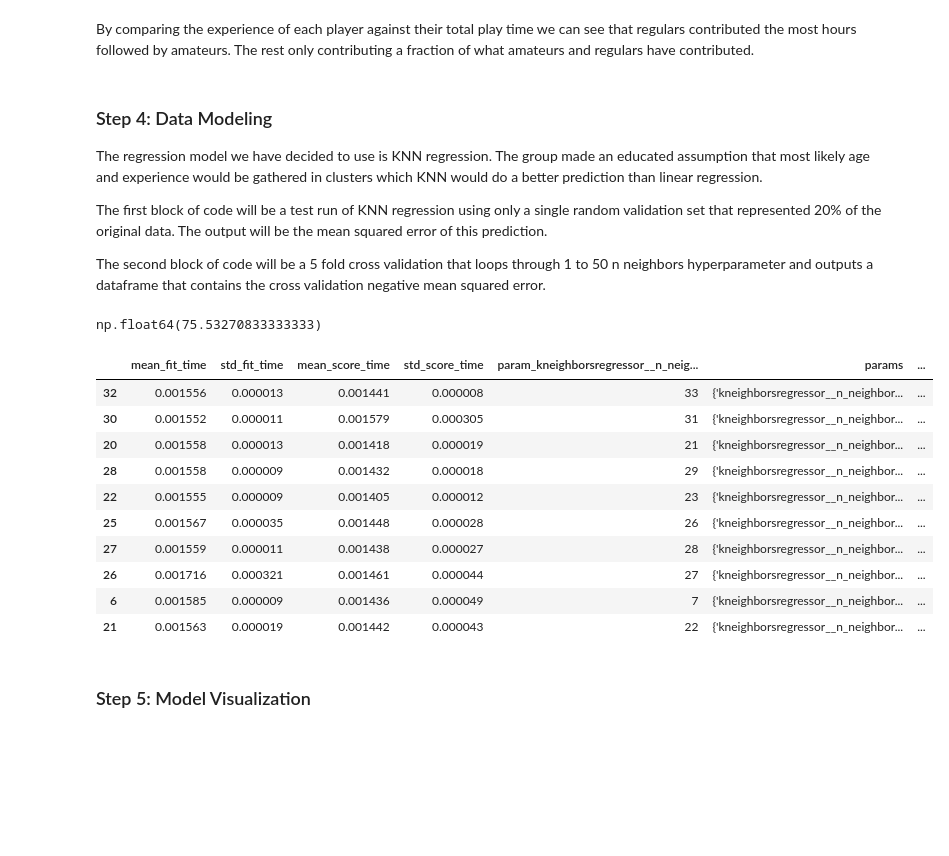
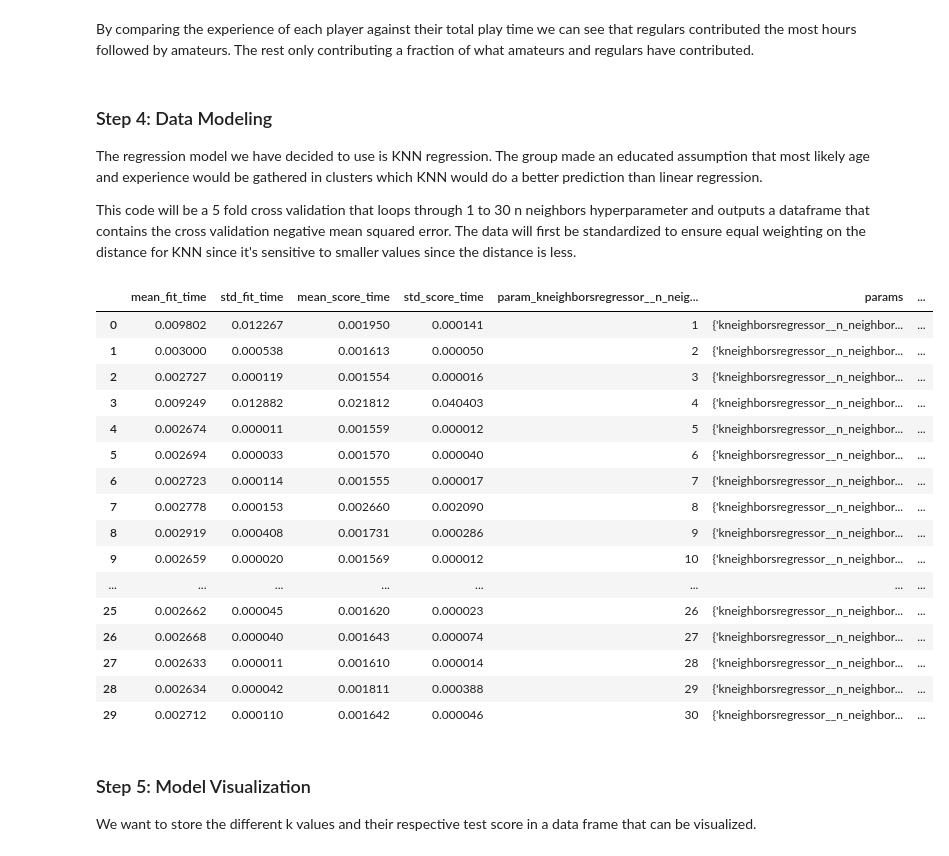
Before and after one commit to louisjyluo/DSCI-100-Group-Project, a Jupyter notebook: Final_Report.ipynb, the cells around one changed output. Saved outputs shown, nothing was run; the diff lists cells and outputs as text; code cells hidden in the pictures; blank space fills up the shorter version.

Commit message:
Feat: Completed Report (draft 1)
# first draft completed

```diff
--- a/Final_Report.ipynb
+++ b/Final_Report.ipynb
@@ -134,51 +146,48 @@ By comparing the experience of each player against their total play time we can
 
 The regression model we have decided to use is KNN regression. The group made an educated assumption that most likely age and experience would be gathered in clusters which KNN would do a better prediction than linear regression.
 
-The first block of code will be a test run of KNN regression using only a single random validation set that represented 20% of the original data. The output will be the mean squared error of this prediction.
-
-The second block of code will be a 5 fold cross validation that loops through 1 to 50 n neighbors hyperparameter and outputs a dataframe that contains the cross validation negative mean squared error.
+This code will be a 5 fold cross validation that loops through 1 to 30 n neighbors hyperparameter and outputs a dataframe that contains the cross validation negative mean squared error. The data will first be standardized to ensure equal weighting on the distance for KNN since it's sensitive to smaller values since the distance is less.
-# %%
-# Set up KNN and have k = 4 for now, and the X and y data sets
-knn = KNeighborsRegressor(n_neighbors = 4)
-
-player_training, player_testing = train_test_split(
-   players_wrangled, test_size=0.2, random_state=200,
-)
-X_train = player_training.drop(["played_hours"], axis = 1)
-y_train = player_training["played_hours"]
-
-X_test = player_testing.drop(["played_hours"], axis = 1)
-y_test = player_testing["played_hours"]
-
-knn_trained = knn.fit(X_train, y_train)
-y_hat = knn_trained.predict(X_test)
-
-MSE = ((np.sum(y_hat - y_test)) ** 2) / len(y_hat)
-MSE
-# %% [output]
-np.float64(75.53270833333333)
 # %%
 player_pipe = make_pipeline(
+    StandardScaler(),
     KNeighborsRegressor()
 )
+
+player_training, player_testing = train_test_split(
+   players_wrangled, test_size=0.2, random_state=200,
+)
+
+X_train = player_training.drop(["played_hours"], axis = 1)
+y_train = player_training["played_hours"]
+
+X_test = player_testing.drop(["played_hours"], axis = 1)
+y_test = player_testing["played_hours"]
+
 param_grid = {
-    "kneighborsregressor__n_neighbors": range(1, 51, 1),
+    "kneighborsregressor__n_neighbors": range(1, 31, 1),
 }
-player_tuned = GridSearchCV(player_pipe, param_grid, cv=5, n_jobs=-1, scoring="neg_mean_squared_error")
+player_tuned = GridSearchCV(player_pipe, param_grid, cv=5, n_jobs=-1, scoring="neg_root_mean_squared_error")
 player_results = pd.DataFrame(player_tuned.fit(X_train, y_train).cv_results_)
-player_results = player_results.sort_values(["mean_test_score"])
-player_results.tail(10)
+player_results
 # %% [output]
 |  | mean_fit_time | std_fit_time | mean_score_time | std_score_time | param_kneighborsregressor__n_neig... | params | ... |
-| 32 | 0.001556 | 0.000013 | 0.001441 | 0.000008 | 33 | {'kneighborsregressor__n_neighbor... | ... |
-| 30 | 0.001552 | 0.000011 | 0.001579 | 0.000305 | 31 | {'kneighborsregressor__n_neighbor... | ... |
-| 20 | 0.001558 | 0.000013 | 0.001418 | 0.000019 | 21 | {'kneighborsregressor__n_neighbor... | ... |
-| 28 | 0.001558 | 0.000009 | 0.001432 | 0.000018 | 29 | {'kneighborsregressor__n_neighbor... | ... |
-| 22 | 0.001555 | 0.000009 | 0.001405 | 0.000012 | 23 | {'kneighborsregressor__n_neighbor... | ... |
-| 25 | 0.001567 | 0.000035 | 0.001448 | 0.000028 | 26 | {'kneighborsregressor__n_neighbor... | ... |
-| 27 | 0.001559 | 0.000011 | 0.001438 | 0.000027 | 28 | {'kneighborsregressor__n_neighbor... | ... |
-| 26 | 0.001716 | 0.000321 | 0.001461 | 0.000044 | 27 | {'kneighborsregressor__n_neighbor... | ... |
-| 6 | 0.001585 | 0.000009 | 0.001436 | 0.000049 | 7 | {'kneighborsregressor__n_neighbor... | ... |
-| 21 | 0.001563 | 0.000019 | 0.001442 | 0.000043 | 22 | {'kneighborsregressor__n_neighbor... | ... |
+| 0 | 0.009802 | 0.012267 | 0.001950 | 0.000141 | 1 | {'kneighborsregressor__n_neighbor... | ... |
+| 1 | 0.003000 | 0.000538 | 0.001613 | 0.000050 | 2 | {'kneighborsregressor__n_neighbor... | ... |
+| 2 | 0.002727 | 0.000119 | 0.001554 | 0.000016 | 3 | {'kneighborsregressor__n_neighbor... | ... |
+| 3 | 0.009249 | 0.012882 | 0.021812 | 0.040403 | 4 | {'kneighborsregressor__n_neighbor... | ... |
+| 4 | 0.002674 | 0.000011 | 0.001559 | 0.000012 | 5 | {'kneighborsregressor__n_neighbor... | ... |
+| 5 | 0.002694 | 0.000033 | 0.001570 | 0.000040 | 6 | {'kneighborsregressor__n_neighbor... | ... |
+| 6 | 0.002723 | 0.000114 | 0.001555 | 0.000017 | 7 | {'kneighborsregressor__n_neighbor... | ... |
+| 7 | 0.002778 | 0.000153 | 0.002660 | 0.002090 | 8 | {'kneighborsregressor__n_neighbor... | ... |
+| 8 | 0.002919 | 0.000408 | 0.001731 | 0.000286 | 9 | {'kneighborsregressor__n_neighbor... | ... |
+| 9 | 0.002659 | 0.000020 | 0.001569 | 0.000012 | 10 | {'kneighborsregressor__n_neighbor... | ... |
+| ... | ... | ... | ... | ... | ... | ... | ... |
+| 25 | 0.002662 | 0.000045 | 0.001620 | 0.000023 | 26 | {'kneighborsregressor__n_neighbor... | ... |
+| 26 | 0.002668 | 0.000040 | 0.001643 | 0.000074 | 27 | {'kneighborsregressor__n_neighbor... | ... |
+| 27 | 0.002633 | 0.000011 | 0.001610 | 0.000014 | 28 | {'kneighborsregressor__n_neighbor... | ... |
+| 28 | 0.002634 | 0.000042 | 0.001811 | 0.000388 | 29 | {'kneighborsregressor__n_neighbor... | ... |
+| 29 | 0.002712 | 0.000110 | 0.001642 | 0.000046 | 30 | {'kneighborsregressor__n_neighbor... | ... |
 # %% [markdown]
 ### Step 5: Model Visualization ###
+
+We want to store the different k values and their respective test score in a data frame that can be visualized.
```
Also changed, not shown: parts of 6 cells of this notebook.
